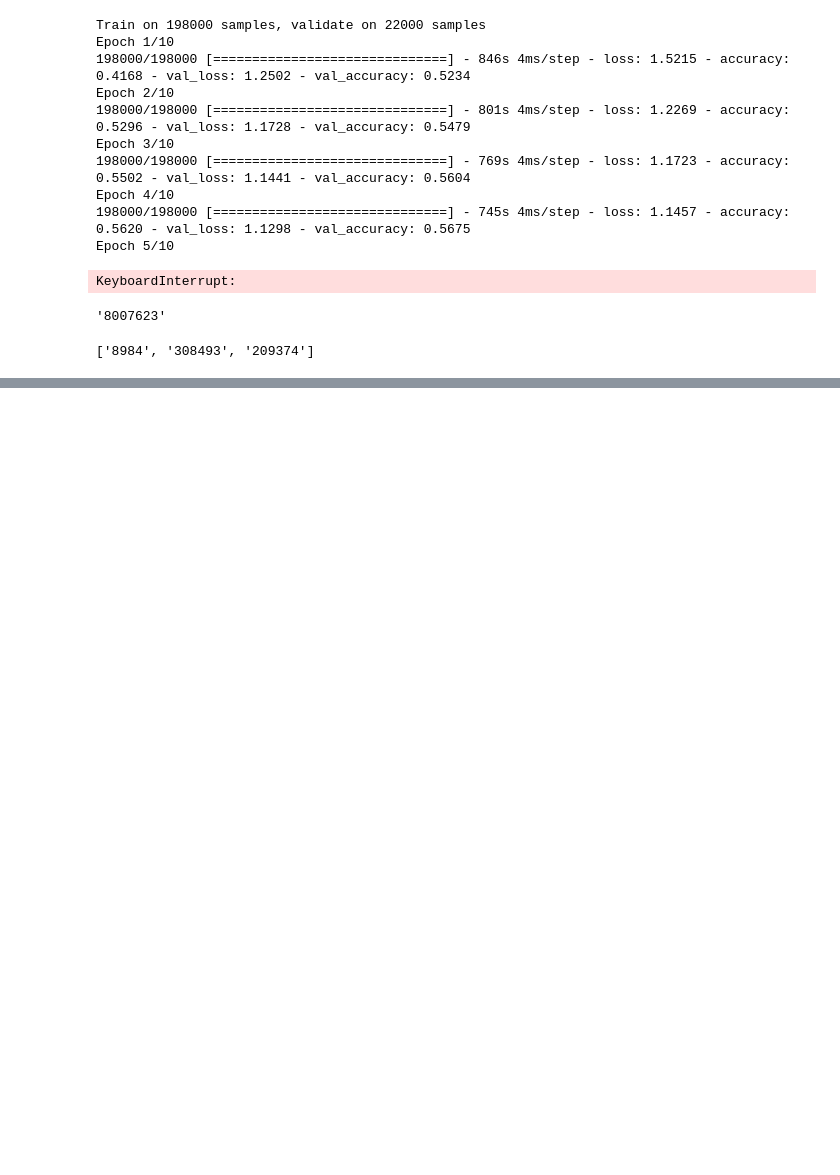
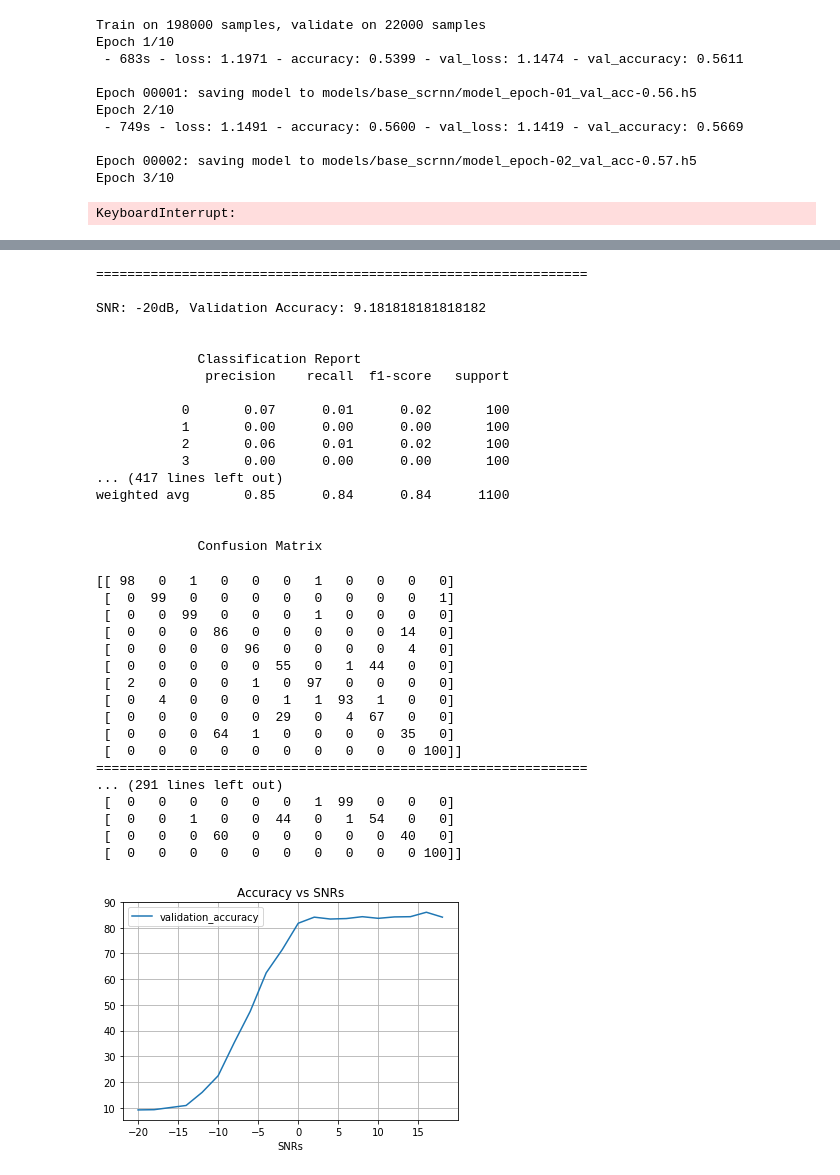
Before and after one commit to sayZeeel/EE5611_project, a Jupyter notebook: base_scrnn.ipynb, the cells around one changed output, grey strips where cells are left out. Cells and saved outputs as stored; diff of their text form; code cells hidden in the pictures; blank space fills up the shorter version.

```diff
--- a/base_scrnn.ipynb
+++ b/base_scrnn.ipynb
@@ -9,9 +12,10 @@ import h5py
 # %%
+models_dir = 'models/base_scrnn/'
 feat_file='../project_features/base_scrnn_features.h5'
 fid=h5py.File(feat_file,'r');
 x_tr=fid['x_tr']
 y_tr=fid['y_tr']
-snr_tr = fid['snr_tr']
+snr_tr = np.array(fid['snr_tr'])
 x_ts=fid['x_ts']
 y_ts=fid['y_ts']
-snr_ts = fid['snr_ts']
+snr_ts = np.array(fid['snr_ts'])
@@ -56,14 +44,21 @@ _________________________________________________________________
 # %%
-m1.fit(x=x_tr,y=y_tr,validation_data=[x_ts,y_ts],batch_size=128,epochs=10,shuffle='batch')
+m1.fit(x=x_tr,
+       y=y_tr,
+       validation_data=[x_ts,y_ts],
+       batch_size=128,
+       epochs=10,
+       shuffle='batch',
+       callbacks = [checkpoint],
+       verbose=2)
 # %% [output]
 Train on 198000 samples, validate on 22000 samples
 Epoch 1/10
-198000/198000 [==============================] - 846s 4ms/step - loss: 1.5215 - accuracy: 0.4168 - val_loss: 1.2502 - val_accuracy: 0.5234
+ - 683s - loss: 1.1971 - accuracy: 0.5399 - val_loss: 1.1474 - val_accuracy: 0.5611
+
+Epoch 00001: saving model to models/base_scrnn/model_epoch-01_val_acc-0.56.h5
 Epoch 2/10
-198000/198000 [==============================] - 801s 4ms/step - loss: 1.2269 - accuracy: 0.5296 - val_loss: 1.1728 - val_accuracy: 0.5479
+ - 749s - loss: 1.1491 - accuracy: 0.5600 - val_loss: 1.1419 - val_accuracy: 0.5669
+
+Epoch 00002: saving model to models/base_scrnn/model_epoch-02_val_acc-0.57.h5
 Epoch 3/10
-198000/198000 [==============================] - 769s 4ms/step - loss: 1.1723 - accuracy: 0.5502 - val_loss: 1.1441 - val_accuracy: 0.5604
-Epoch 4/10
-198000/198000 [==============================] - 745s 4ms/step - loss: 1.1457 - accuracy: 0.5620 - val_loss: 1.1298 - val_accuracy: 0.5675
-Epoch 5/10
 KeyboardInterrupt:
@@ -100,11 +64,0 @@ def strip_padding(x):
-# %%
-strip_padding("0008007623")
-# %% [output]
-'8007623'
-# %%
-# pattern  = re.compile(r"+ |-")
-a ="8984+308493-209374"
-
-print(b)
-# %% [output]
-['8984', '308493', '209374']
@@ -112,0 +65,3 @@ b=""
+# %%
+utils.evaluate_model(models_dir,'model_epoch-02_val_acc-0.57.h5',np.array(x_ts),np.array(y_ts),snr_ts)
+# %% [output]
@@ -112,0 +75,35 @@ b=""
+===============================================================
+
+SNR: -20dB, Validation Accuracy: 9.181818181818182
+
+
+             Classification Report
+              precision    recall  f1-score   support
+
+           0       0.07      0.01      0.02       100
+           1       0.00      0.00      0.00       100
+           2       0.06      0.01      0.02       100
+           3       0.00      0.00      0.00       100
+... (417 lines left out)
+weighted avg       0.85      0.84      0.84      1100
+
+
+             Confusion Matrix
+[[ 98   0   1   0   0   0   1   0   0   0   0]
+ [  0  99   0   0   0   0   0   0   0   0   1]
+ [  0   0  99   0   0   0   1   0   0   0   0]
+ [  0   0   0  86   0   0   0   0   0  14   0]
+ [  0   0   0   0  96   0   0   0   0   4   0]
+ [  0   0   0   0   0  55   0   1  44   0   0]
+ [  2   0   0   0   1   0  97   0   0   0   0]
+ [  0   4   0   0   0   1   1  93   1   0   0]
+ [  0   0   0   0   0  29   0   4  67   0   0]
+ [  0   0   0  64   1   0   0   0   0  35   0]
+ [  0   0   0   0   0   0   0   0   0   0 100]]
+===============================================================
+... (291 lines left out)
+ [  0   0   0   0   0   0   1  99   0   0   0]
+ [  0   0   1   0   0  44   0   1  54   0   0]
+ [  0   0   0  60   0   0   0   0   0  40   0]
+ [  0   0   0   0   0   0   0   0   0   0 100]]
+[figure, added]
```
Also changed, not shown: parts of 8 cells of this notebook.
